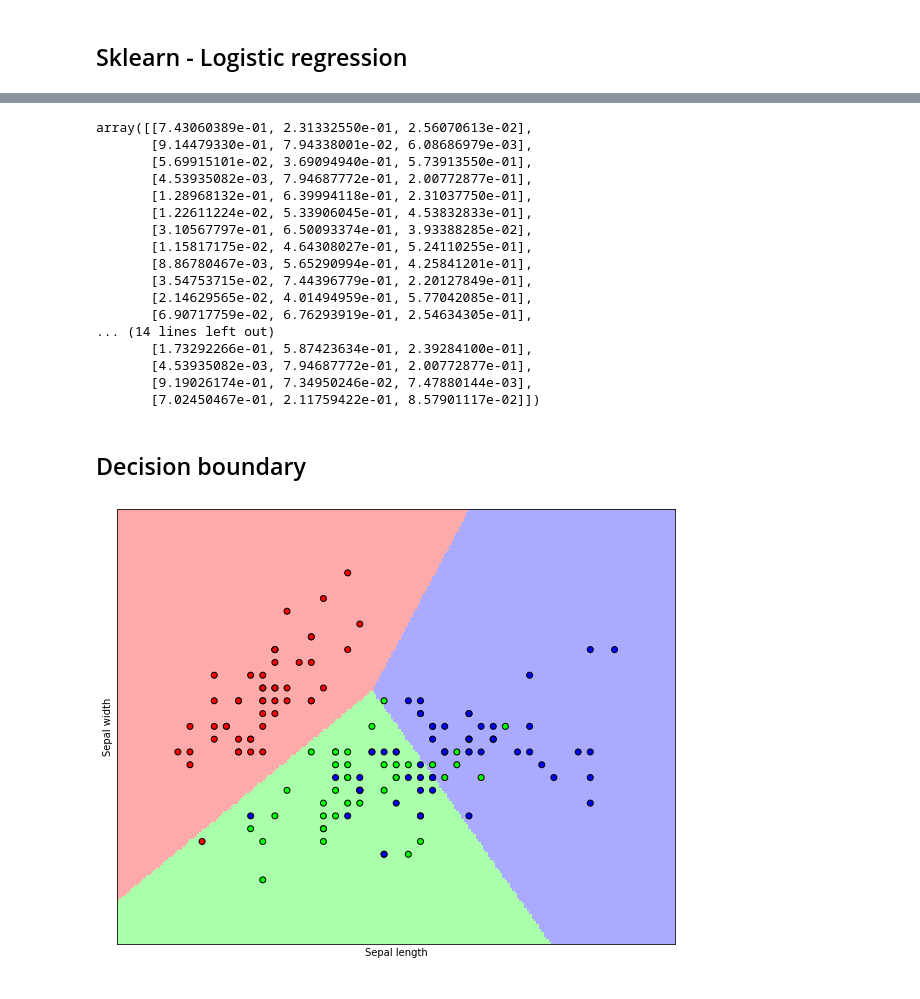
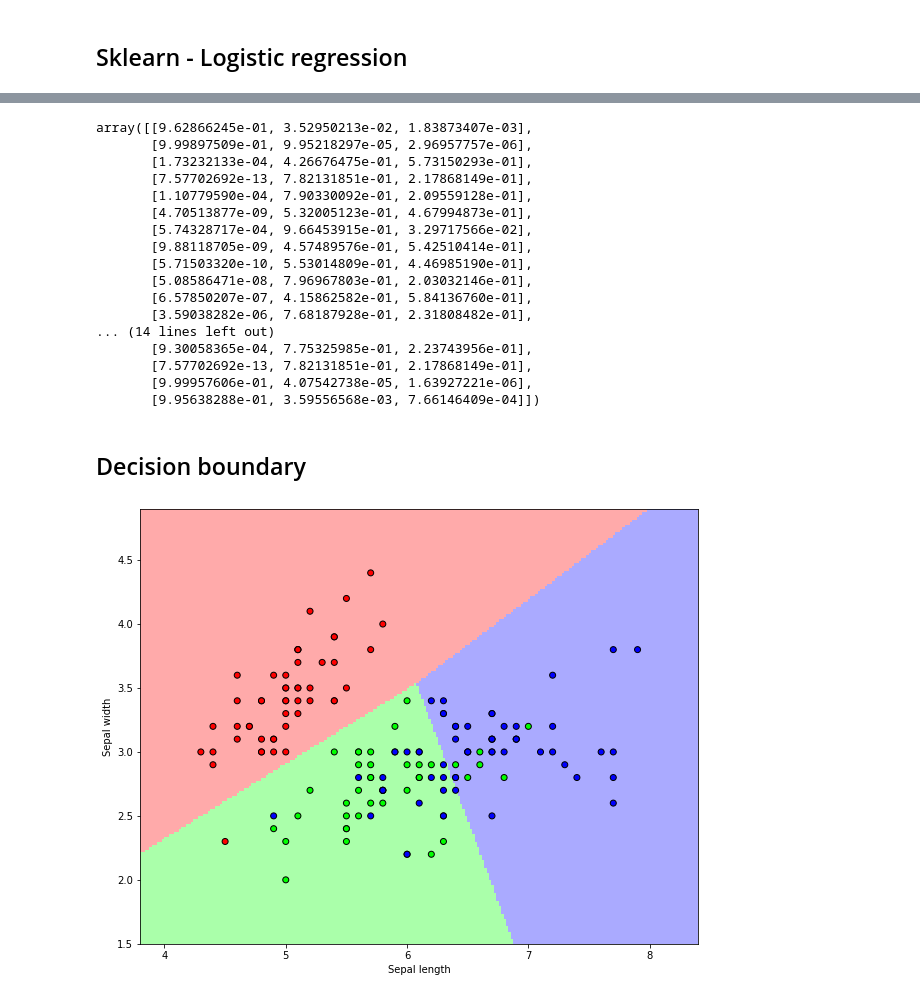
Before and after one commit to rajesh-bhat/ai4e, a Jupyter notebook: Logistic Regression.ipynb, the cells around one changed output, grey strips where cells are left out. Drawn from its saved outputs; the diff is of its cells as text; code cells hidden in the pictures.

Commit message:
content updated for knn and log regression

```diff
--- a/Logistic Regression.ipynb
+++ b/Logistic Regression.ipynb
@@ -79,7 +84,11 @@ print(x_val.shape, y_val.shape)
 # %% [markdown]
 ## Sklearn - Logistic regression
 # %%
-logreg = LogisticRegression(solver='lbfgs', multi_class='multinomial')
+logreg = LogisticRegression(solver='sag',
+                            multi_class='multinomial',
+                            verbose=2,
+                            penalty='none',
+                            max_iter=10000000)
 
 # Create an instance of Logistic Regression Classifier and fit the data.
 logreg.fit(x_train, y_train)
@@ -102,54 +133,54 @@ print(accuracy_score(y_val, y_preds))
 ## Getting probability instead of just the class labels
 logreg.predict_proba(x_val)
 # %% [output]
-array([[7.43060389e-01, 2.31332550e-01, 2.56070613e-02],
-       [9.14479330e-01, 7.94338001e-02, 6.08686979e-03],
-       [5.69915101e-02, 3.69094940e-01, 5.73913550e-01],
-       [4.53935082e-03, 7.94687772e-01, 2.00772877e-01],
-       [1.28968132e-01, 6.39994118e-01, 2.31037750e-01],
-       [1.22611224e-02, 5.33906045e-01, 4.53832833e-01],
-       [3.10567797e-01, 6.50093374e-01, 3.93388285e-02],
-       [1.15817175e-02, 4.64308027e-01, 5.24110255e-01],
-       [8.86780467e-03, 5.65290994e-01, 4.25841201e-01],
-       [3.54753715e-02, 7.44396779e-01, 2.20127849e-01],
-       [2.14629565e-02, 4.01494959e-01, 5.77042085e-01],
-       [6.90717759e-02, 6.76293919e-01, 2.54634305e-01],
+array([[9.62866245e-01, 3.52950213e-02, 1.83873407e-03],
+       [9.99897509e-01, 9.95218297e-05, 2.96957757e-06],
+       [1.73232133e-04, 4.26676475e-01, 5.73150293e-01],
+       [7.57702692e-13, 7.82131851e-01, 2.17868149e-01],
+       [1.10779590e-04, 7.90330092e-01, 2.09559128e-01],
+       [4.70513877e-09, 5.32005123e-01, 4.67994873e-01],
+       [5.74328717e-04, 9.66453915e-01, 3.29717566e-02],
+       [9.88118705e-09, 4.57489576e-01, 5.42510414e-01],
+       [5.71503320e-10, 5.53014809e-01, 4.46985190e-01],
+       [5.08586471e-08, 7.96967803e-01, 2.03032146e-01],
+       [6.57850207e-07, 4.15862582e-01, 5.84136760e-01],
+       [3.59038282e-06, 7.68187928e-01, 2.31808482e-01],
 ... (14 lines left out)
-       [1.73292266e-01, 5.87423634e-01, 2.39284100e-01],
-       [4.53935082e-03, 7.94687772e-01, 2.00772877e-01],
-       [9.19026174e-01, 7.34950246e-02, 7.47880144e-03],
-       [7.02450467e-01, 2.11759422e-01, 8.57901117e-02]])
+       [9.30058365e-04, 7.75325985e-01, 2.23743956e-01],
+       [7.57702692e-13, 7.82131851e-01, 2.17868149e-01],
+       [9.99957606e-01, 4.07542738e-05, 1.63927221e-06],
+       [9.95638288e-01, 3.59556568e-03, 7.66146409e-04]])
 # %% [markdown]
 ## Decision boundary
 # %%
 # Plot the decision boundary. For that, we will assign a color to each
 # point in the mesh [x_min, x_max]x[y_min, y_max].
 x_min, x_max = X[:, 0].min() - .5, X[:, 0].max() + .5
 y_min, y_max = X[:, 1].min() - .5, X[:, 1].max() + .5
 h = .02  # step size in the mesh
 
 cmap_light = ListedColormap(['#FFAAAA', '#AAFFAA', '#AAAAFF'])
 cmap_bold = ListedColormap(['#FF0000', '#00FF00', '#0000FF'])
 
 
 xx, yy = np.meshgrid(np.arange(x_min, x_max, h), np.arange(y_min, y_max, h))
 Z = logreg.predict(np.c_[xx.ravel(), yy.ravel()])
 
 # Put the result into a color plot
 Z = Z.reshape(xx.shape)
 plt.figure(1, figsize=(10, 8))
 plt.pcolormesh(xx, yy, Z, cmap=cmap_light)
 
 # Plot also the training points
 plt.scatter(X[:, 0], X[:, 1], c=y, edgecolors='k', cmap=cmap_bold)
 plt.xlabel('Sepal length')
 plt.ylabel('Sepal width')
 
 plt.xlim(xx.min(), xx.max())
 plt.ylim(yy.min(), yy.max())
-plt.xticks(())
-plt.yticks(())
+# plt.xticks(())
+# plt.yticks(())
 
 plt.show()
 # %% [output]
-[figure, old version]
+[figure, new version]
```
Also changed, not shown: parts of 9 cells of this notebook, 2 other files.
